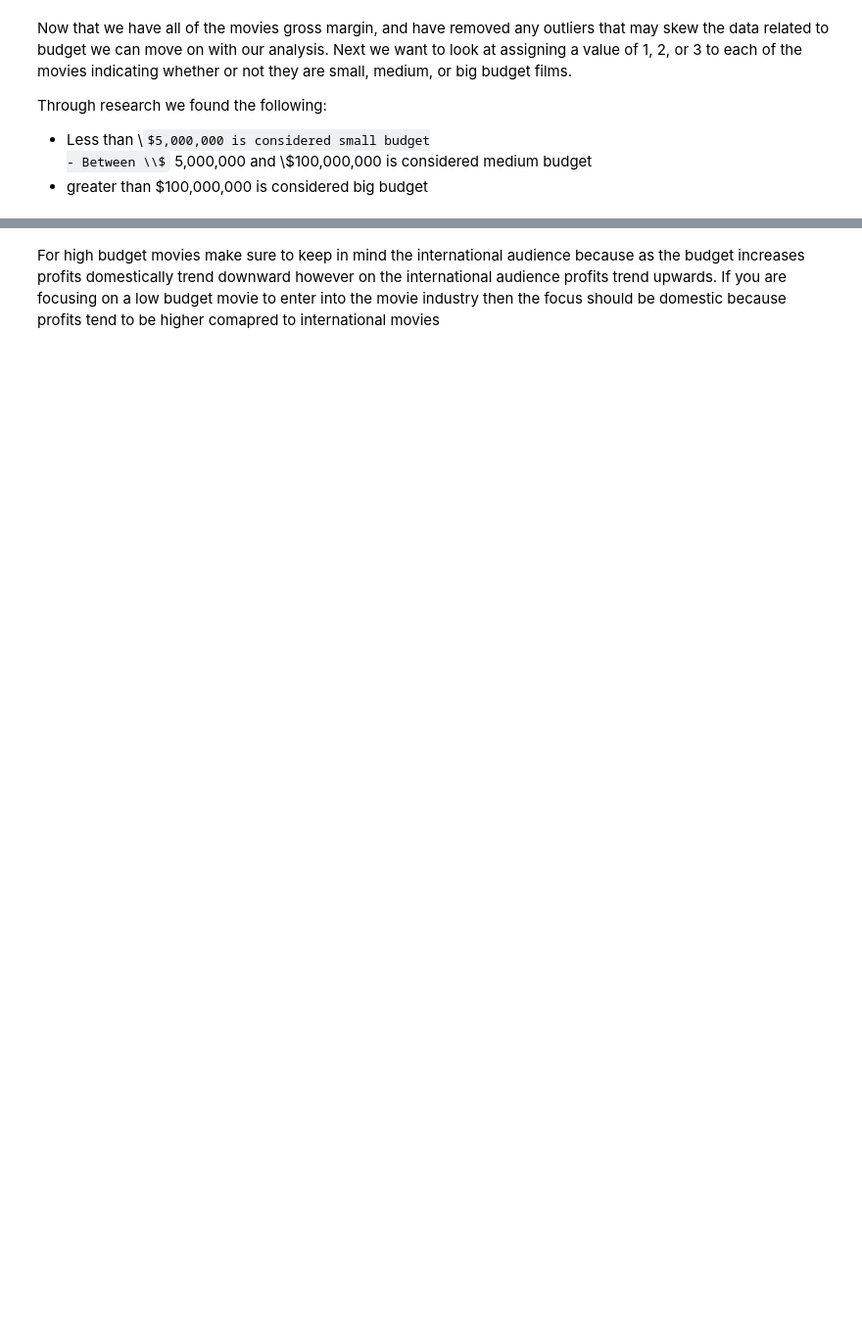
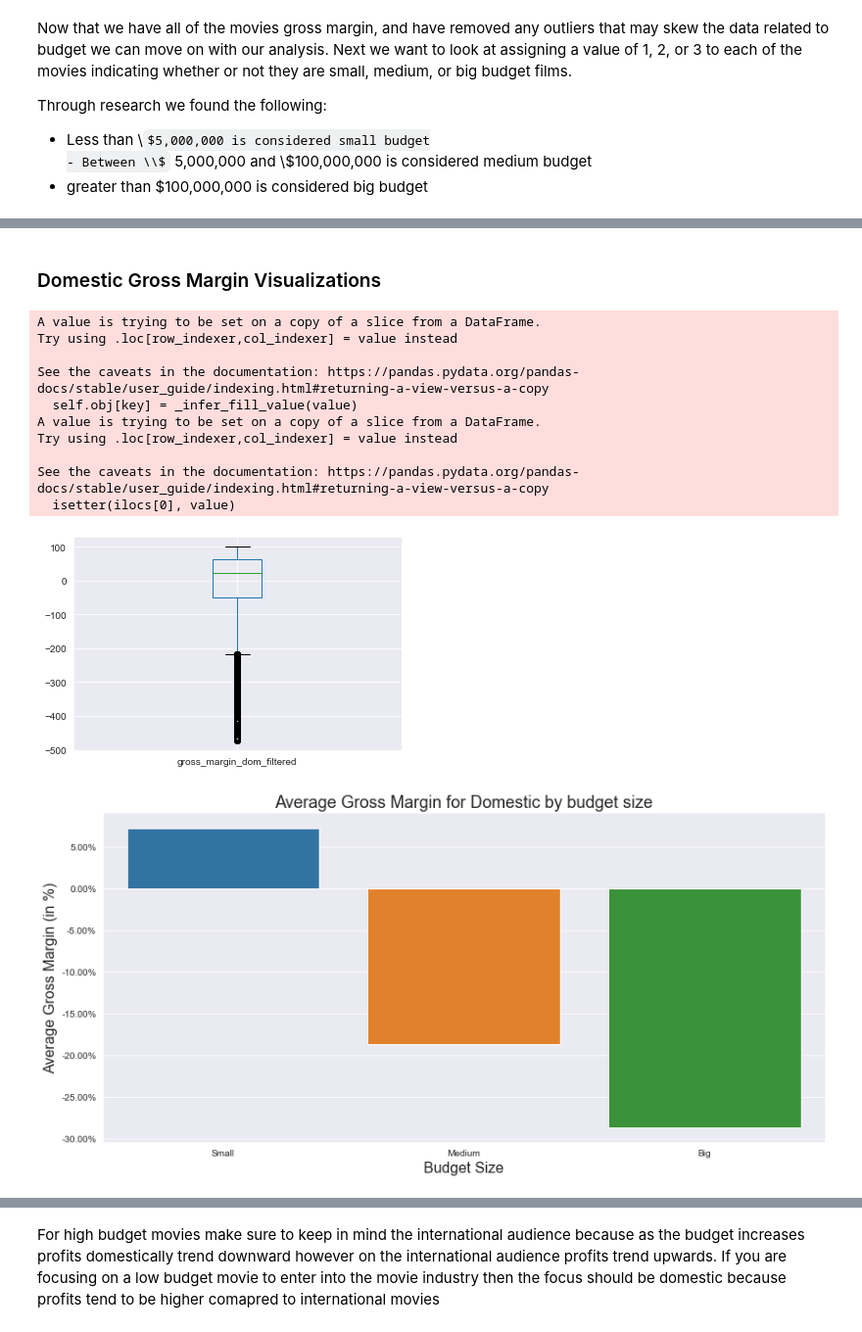
Before and after one commit to masonbatch/dsc-capstone, a Jupyter notebook: student.ipynb, the cells around one changed output, grey strips where cells are left out. Shown at 98% size. Cells and saved outputs as stored; diff of their text form; code cells hidden in the pictures; some formulas as TeX source; blank space fills up the shorter version.

```diff
--- a/student.ipynb
+++ b/student.ipynb
@@ -307,0 +527,54 @@ stats.ttest_ind_from_stats(mean1, std1, nobs1, mean2, std2, nobs2)
+# %% [markdown]
+### Domestic Gross Margin Visualizations
+# %%
+# Create the Gross Margin column in a new dataframe called budgets
+dom_copy =  movie_budgets.copy(deep=True)
+# only use movies that gross > 0 (denominator cannot be 0)
+dom_copy = dom_copy.loc[dom_copy['domestic_gross'] > 0]
+# calculate gross Margin
+dom_copy['gross_margin_dom']= (dom_copy['domestic_gross'] -
+                              dom_copy['production_budget']) / dom_copy['domestic_gross'] * 100
+
+# REMOVE OUTLIERS from data frame
+Q1 = dom_copy['gross_margin_dom'].quantile(.25)
+Q3 = dom_copy['gross_margin_dom'].quantile(.75)
+IQR = Q3 - Q1
+# filter out the outliers in the budgets data frame which are 1.5 x the iqr
+# filtered_copy = copy.query('(@Q1 - 1.5 * @IQR) <= gross_margin_dom <= (@Q3 + 1.5 * @IQR)')
+
+statement = ((dom_copy['gross_margin_dom'] >= (Q1 - 1.5 * IQR)) &
+            (dom_copy['gross_margin_dom'] <= (Q3 + 1.5*IQR)))
+filtered_dom_copy = dom_copy.loc[statement]
+
+# apply the budget size function to create a new column
+# filtered_dom_copy.loc[:, 'budget_size'] = filtered_dom_copy.loc[:, 'production_budget'].apply(budget_size)
+
+# Ploting the result to check the difference
+dom_copy.join(filtered_dom_copy, rsuffix='_filtered').boxplot(['gross_margin_dom_filtered']);
+
+fig, ax = plt.subplots(figsize=(12,6))
+# get the month values and aggregate gross margin to plot
+x_values = ['Small', 'Medium', 'Big']
+agg_margin = filtered_dom_copy.groupby('budget_size')['gross_margin_dom'].mean()
+
+sns.barplot(x=x_values, y = agg_margin.values)
+ax.set_ylabel("Average Gross Margin (in %)", fontsize=16)
+ax.set_xlabel("Budget Size", fontsize = 16)
+vals = ax.get_yticks()
+ax.set_yticklabels([f'{x:.2f}%' for x in vals])
+
+ax.set_title("Average Gross Margin for Domestic by budget size", fontsize = 18)
+plt.tight_layout();
+# %% [output]
+A value is trying to be set on a copy of a slice from a DataFrame.
+Try using .loc[row_indexer,col_indexer] = value instead
+
+See the caveats in the documentation: https://pandas.pydata.org/pandas-docs/stable/user_guide/indexing.html#returning-a-view-versus-a-copy
+  self.obj[key] = _infer_fill_value(value)
+A value is trying to be set on a copy of a slice from a DataFrame.
+Try using .loc[row_indexer,col_indexer] = value instead
+
+See the caveats in the documentation: https://pandas.pydata.org/pandas-docs/stable/user_guide/indexing.html#returning-a-view-versus-a-copy
+  isetter(ilocs[0], value)
+[figure, added]
+[figure, added]
```
Also changed, not shown: parts of 62 cells of this notebook, 1 other file.
